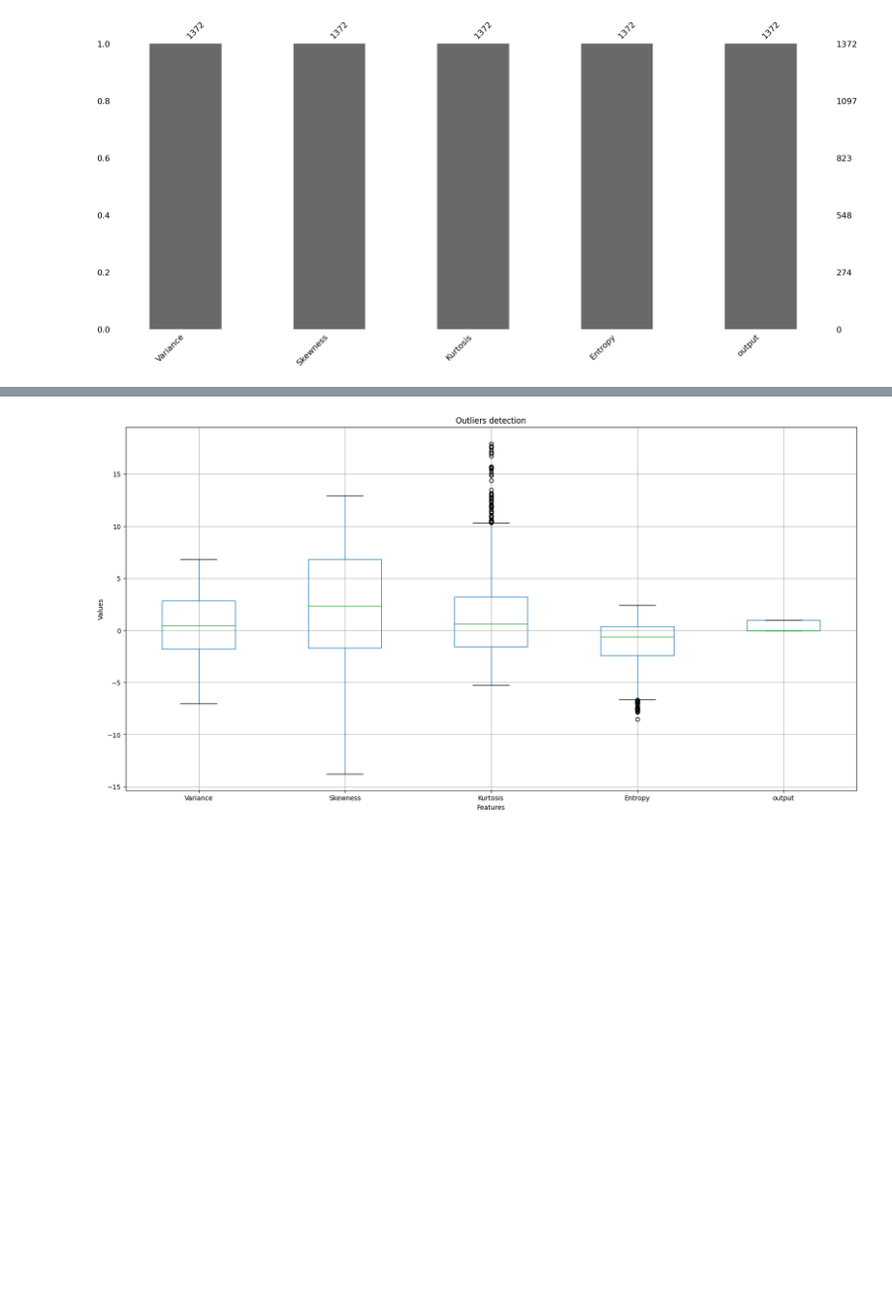
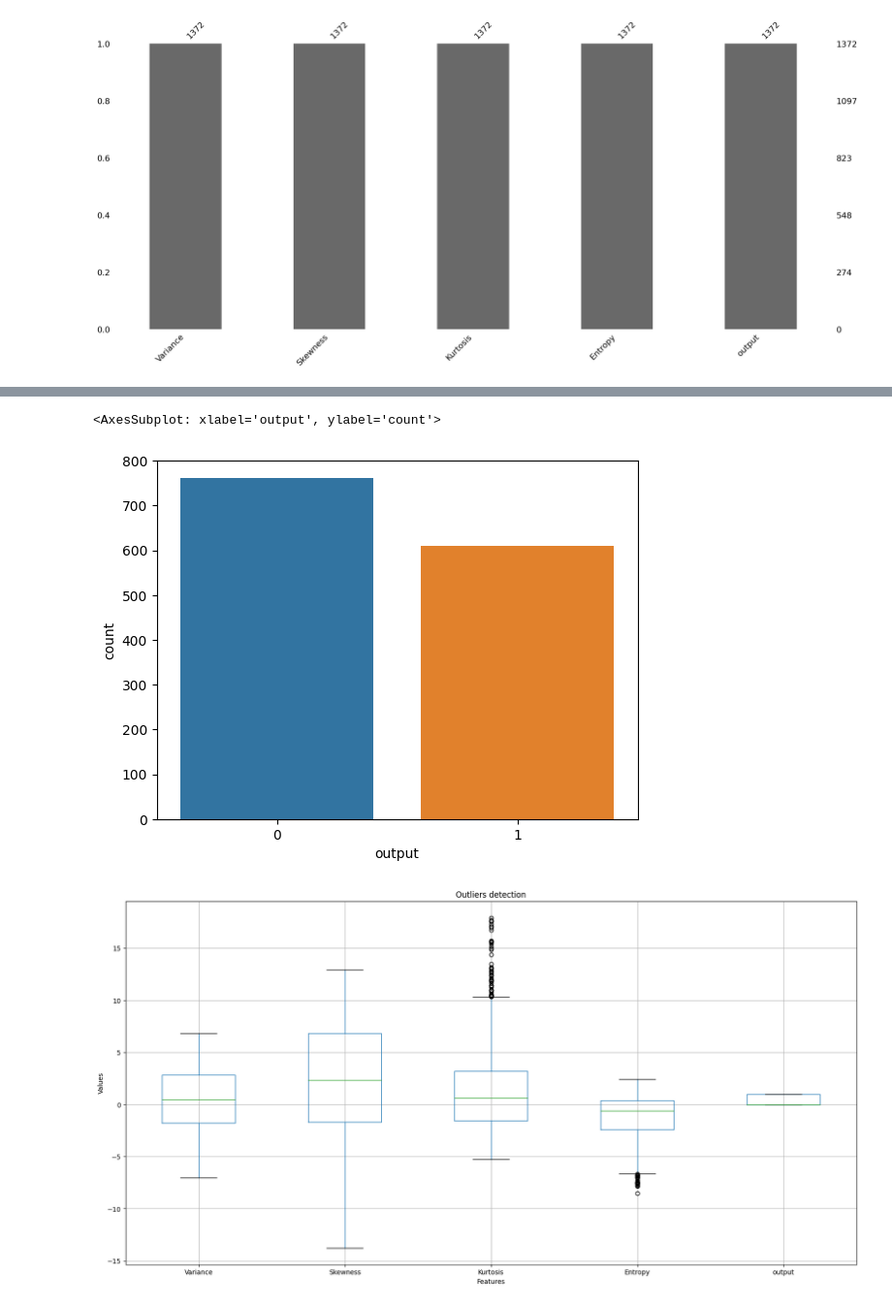
Before and after one commit to nanduladeepak/Case-Study, a Jupyter notebook: main.ipynb, the cells around one changed output, grey strips where cells are left out. Shown at 97% size. Cells and saved outputs as stored; diff of their text form; code cells hidden in the pictures; blank space fills up the shorter version.

```diff
--- a/main.ipynb
+++ b/main.ipynb
@@ -22,3 +22,9 @@ plt.show()
+# %%
+# check for balence of data
+sns.countplot(x=df["output"])
+# %% [output]
+<AxesSubplot: xlabel='output', ylabel='count'>
+[figure, added]
 # %%
 #checking for outliers
 ax = df.boxplot(figsize=(20,10))
```
Also changed, not shown: parts of 7 cells of this notebook.
